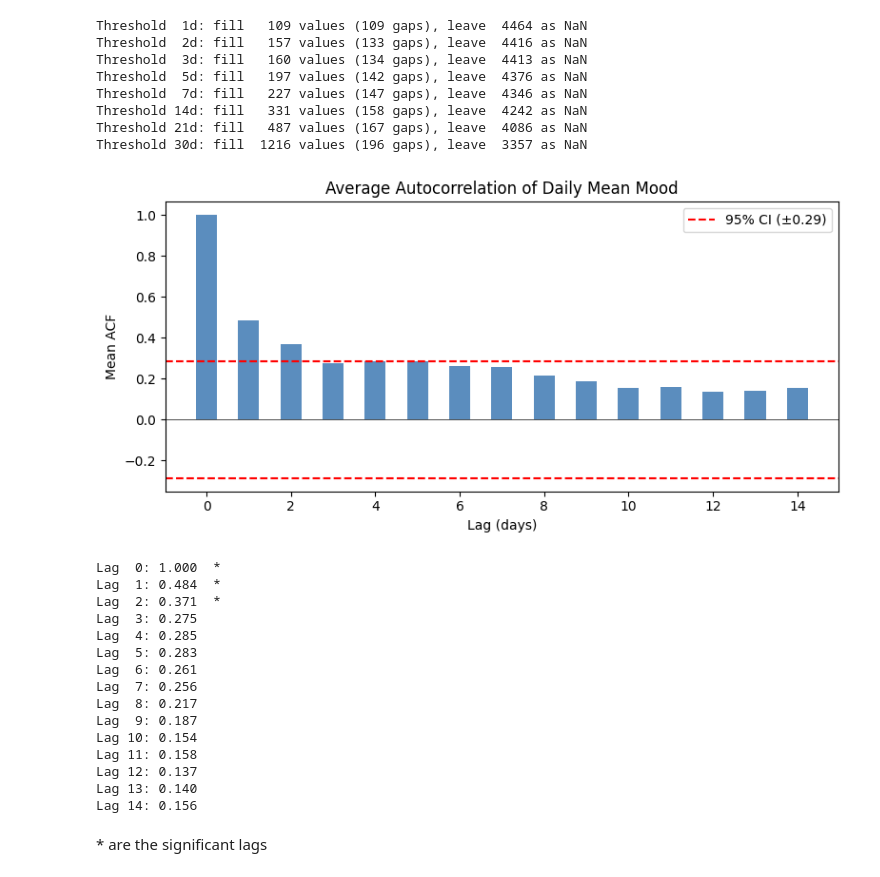
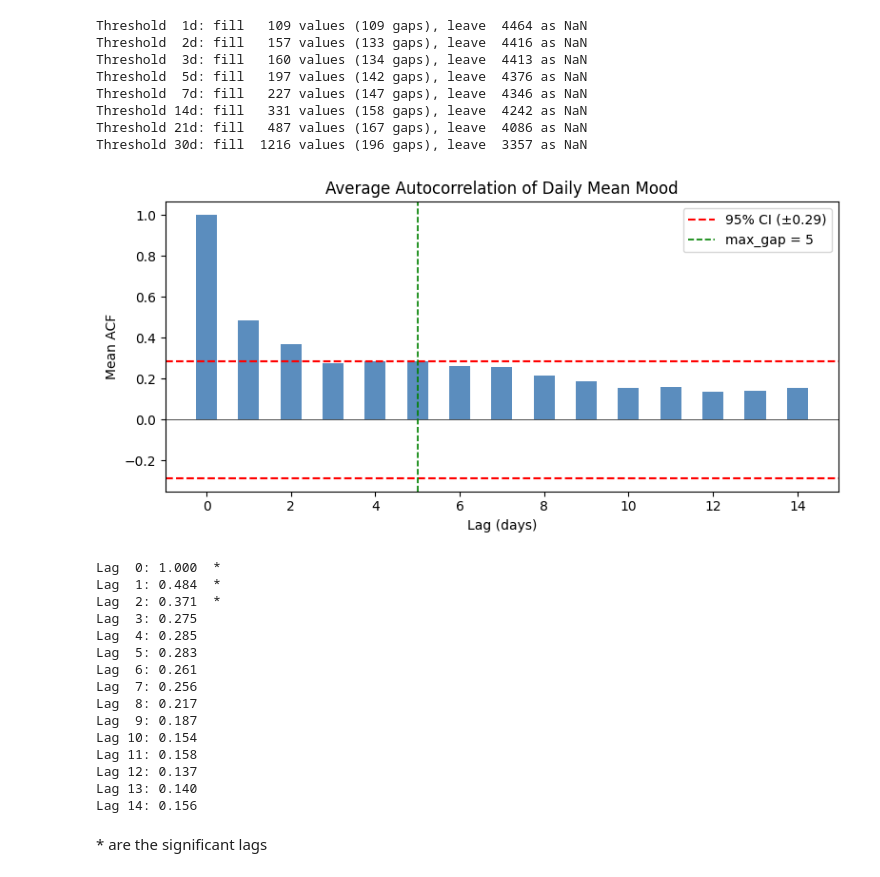
Before and after one commit to myriamth04/Data-Mining, a Jupyter notebook: eda.ipynb, the cells around one changed output. Cells and saved outputs as stored; diff of their text form; code cells hidden in the pictures.

```diff
--- a/eda.ipynb
+++ b/eda.ipynb
@@ -396,9 +396,17 @@ fig, axes = plt.subplots(1, 5, figsize=(18, 4))
 
 for ax, var in zip(axes, key_vars):
     data = df.filter(pl.col("variable") == var)["value"].drop_nulls().to_list()
-    ax.hist(data, bins=30, edgecolor="black", linewidth=0.5)
+    if var == "screen":
+
+        data_pos = [v for v in data if v > 0]
+        bins = np.logspace(np.log10(min(data_pos)), np.log10(max(data_pos)), 30)
+        ax.hist(data_pos, bins=bins, edgecolor="black", linewidth=0.5)
+        ax.set_xscale("log")
+        ax.set_xlabel("Value (s, log scale)")
+    else:
+        ax.hist(data, bins=30, edgecolor="black", linewidth=0.5)
+        ax.set_xlabel("Value")
     ax.set_title(var, fontsize=10)
-    ax.set_xlabel("Value")
     ax.set_ylabel("Frequency")
 
 plt.suptitle("Distribution of Variables", y=1.02)
@@ -647,3 +655,26 @@ print(f"Missing in impute vars: {daily_full.filter(pl.col('variable').is_in(impu
 # %% [output]
 Total daily records: 15078
 Missing in impute vars: 4573
+# %%
+selected_patients = [
+    ("AS14.30", "stable"),
+    ("AS14.07", "volatile"),
+    ("AS14.29", "short window"),
+]
+
+fig, ax = plt.subplots(figsize=(11, 4))
+
+for pid, label in selected_patients:
+    patient = daily_mood.filter(pl.col("id") == pid).sort("date")
+    ax.plot(patient["date"].to_list(), patient["daily_mood"].to_list(),
+            marker=".", markersize=4, linewidth=1.0, label=f"{pid} ({label})")
+
+ax.set_ylim(1, 10)
+ax.set_xlabel("Date")
+ax.set_ylabel("Daily mean mood")
+ax.set_title("Daily Average Mood — Three Representative Participants")
+ax.tick_params(axis="x", rotation=45, labelsize=8)
+ax.legend(loc="lower right")
+ax.grid(True, alpha=0.3)
+plt.tight_layout()
+plt.show()
@@ -756,34 +789,35 @@ patients = sorted(mood_daily["id"].unique().to_list())
 
 all_acfs = []
 for pid in patients:
     series = mood_daily.filter(pl.col("id") == pid)["value"].to_numpy().astype(float)
     valid = ~np.isnan(series)
     if valid.sum() < max_lags + 1:
         continue
     filled = series.copy()
     filled[~valid] = np.interp(np.where(~valid)[0], np.where(valid)[0], series[valid])
     all_acfs.append(acf(filled, nlags=max_lags))
 
 mean_acf = np.mean(all_acfs, axis=0)
 avg_len = np.mean([mood_daily.filter(pl.col("id") == p)["value"].drop_nulls().len() for p in patients])
 ci = 1.96 / np.sqrt(avg_len)
 
 fig, ax = plt.subplots(figsize=(8, 4))
 ax.bar(range(max_lags + 1), mean_acf, width=0.5, color="#5B8DBE")
 ax.axhline(ci, color="red", linestyle="--", label=f"95% CI (±{ci:.2f})")
 ax.axhline(-ci, color="red", linestyle="--")
 ax.axhline(0, color="black", linewidth=0.5)
+ax.axvline(5, color="green", linestyle="--", linewidth=1.2, label="max_gap = 5")
 ax.set_xlabel("Lag (days)")
 ax.set_ylabel("Mean ACF")
 ax.set_title("Average Autocorrelation of Daily Mean Mood")
 ax.legend()
 plt.tight_layout()
 plt.show()
 
 for lag, val in enumerate(mean_acf):
     print(f"Lag {lag:2d}: {val:.3f}  {'*' if abs(val) > ci else ''}")
 # %% [output]
-[figure, old version]
+[figure, new version]
 Lag  0: 1.000  *
 Lag  1: 0.484  *
 Lag  2: 0.371  *
```
Also changed, not shown: parts of 2 cells of this notebook, 5 other files.
